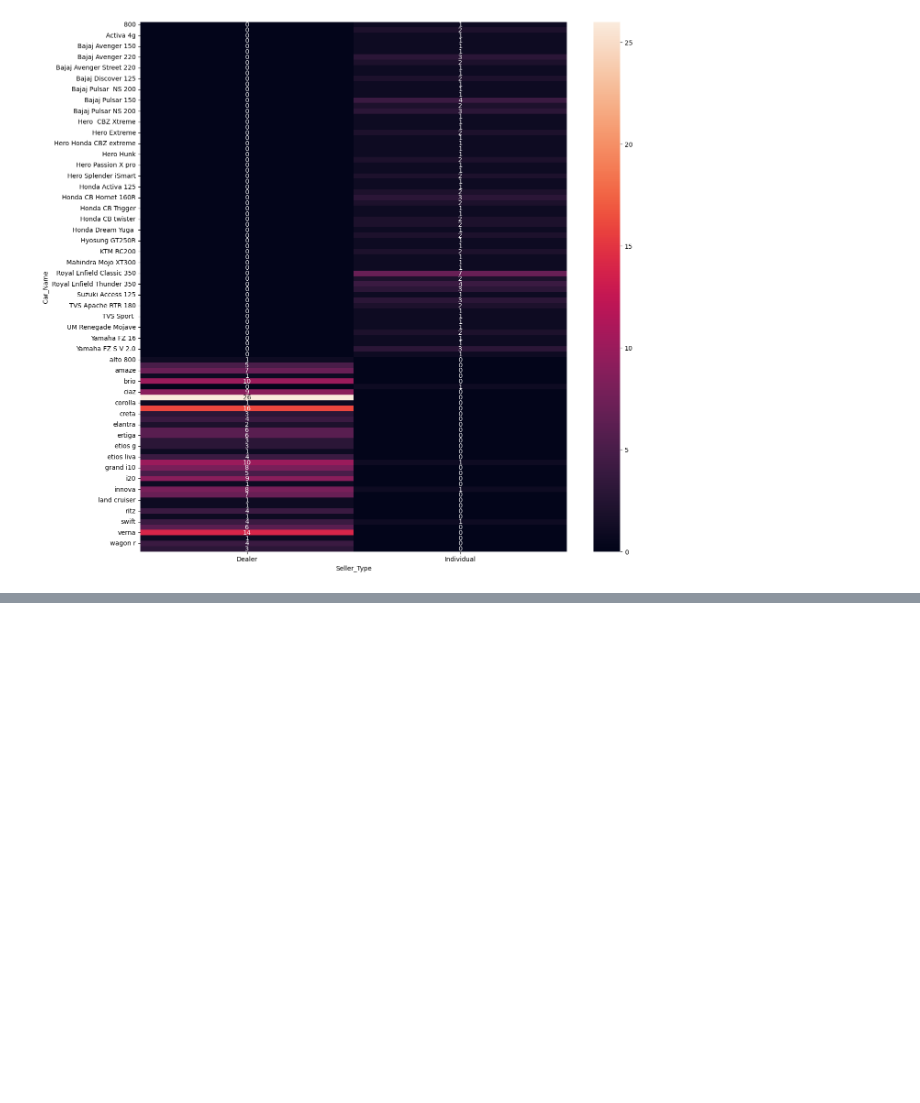
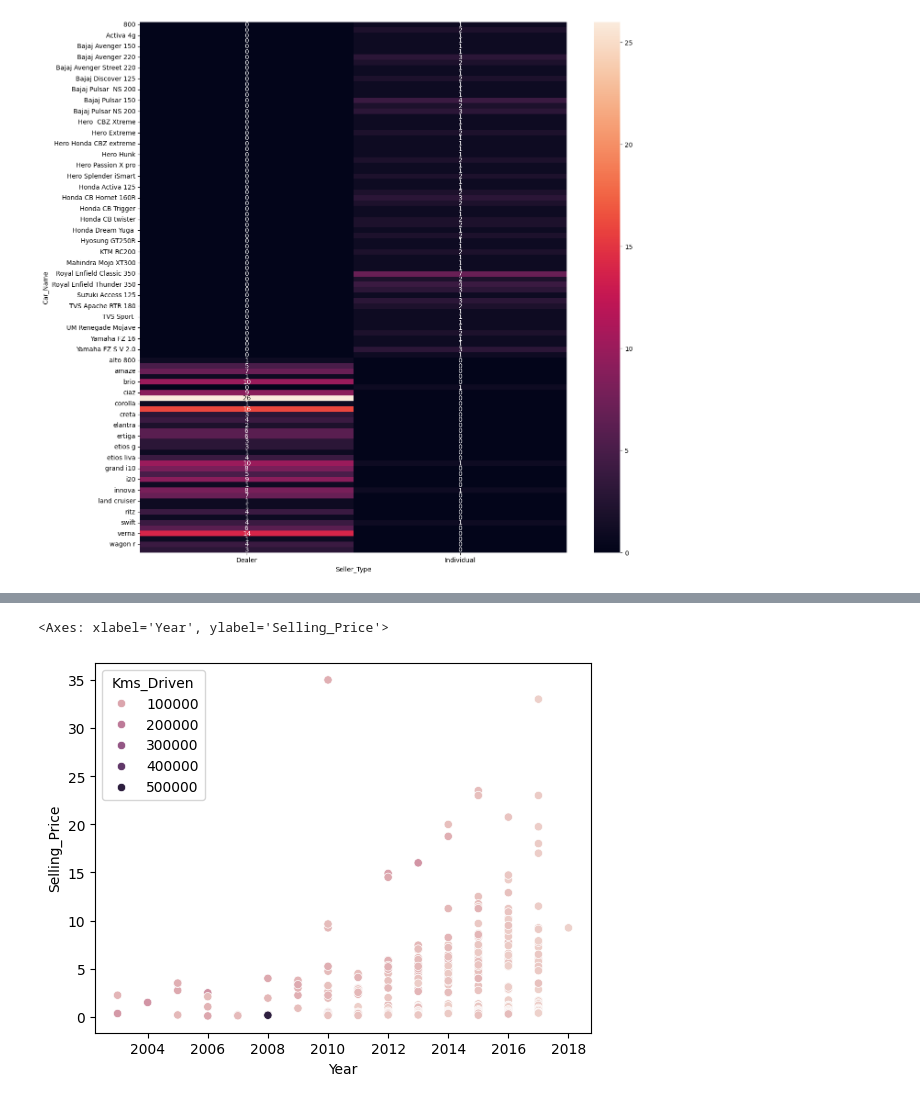
Before and after one commit to SonuDJ55/EDAof-Varity-DATA, a Jupyter notebook: EDA_CAR_DATASET.ipynb, the cells around one changed output, grey strips where cells are left out. Drawn from its saved outputs; the diff is of its cells as text; code cells hidden in the pictures; blank space fills up the shorter version.

```diff
--- a/EDA_CAR_DATASET.ipynb
+++ b/EDA_CAR_DATASET.ipynb
@@ -224,0 +232,6 @@ sns.heatmap(cross_tab,annot=True)
+# %%
+#Multi varient analysis
+sns.scatterplot(x= cd["Year"], y= cd["Selling_Price"],hue=cd["Kms_Driven"])
+# %% [output]
+<Axes: xlabel='Year', ylabel='Selling_Price'>
+[figure, added]
```
Also changed, not shown: parts of 17 cells of this notebook, 2 other files.
